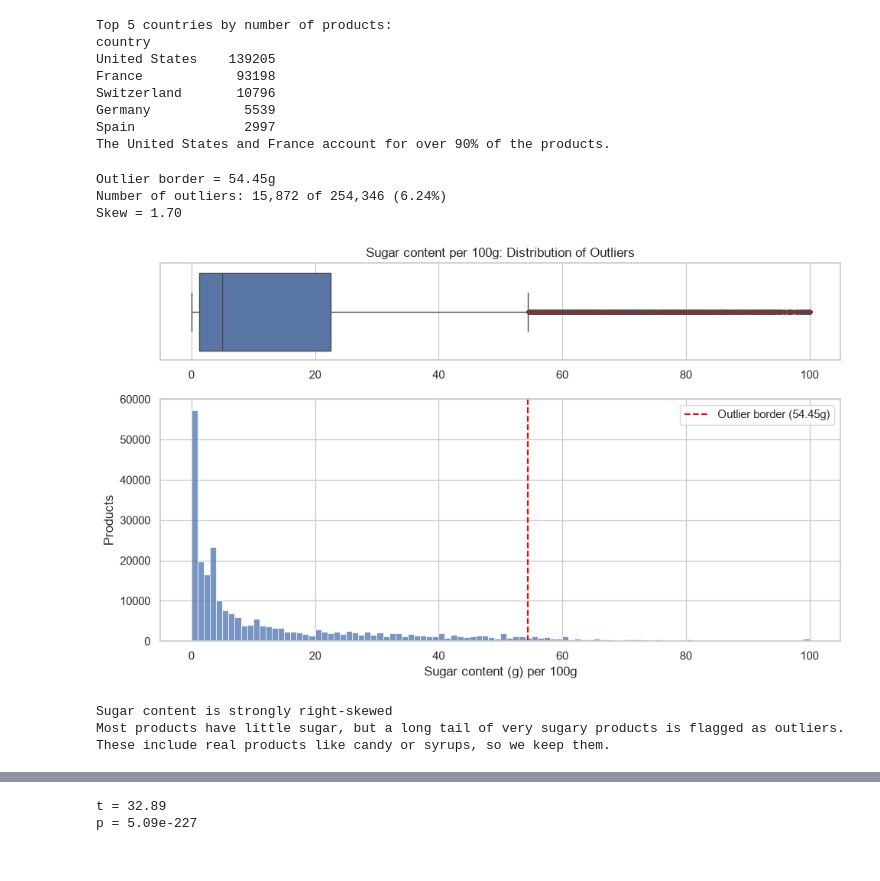
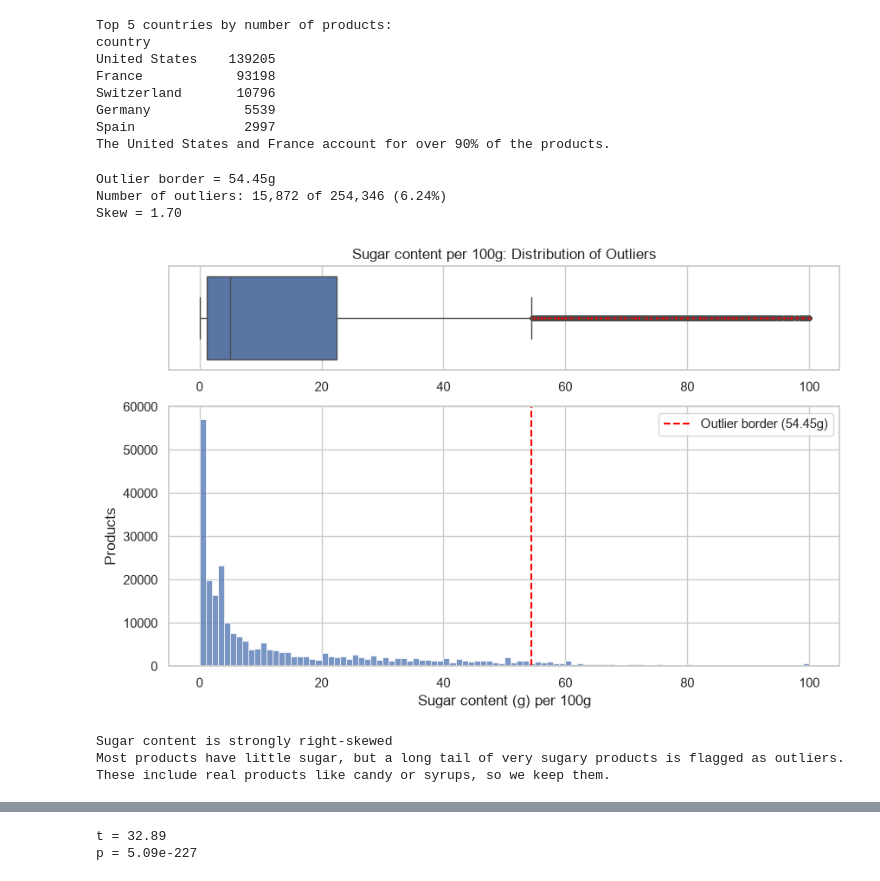
Before and after one commit to ango06/CMSC320-GroupProject, a Jupyter notebook: checkpoint2.ipynb, the cells around one changed output, grey strips where cells are left out. Drawn from its saved outputs; the diff is of its cells as text; code cells hidden in the pictures.

```diff
--- a/checkpoint2.ipynb
+++ b/checkpoint2.ipynb
@@ -131,36 +131,36 @@ The United States and France account for over 90% of the products.
 # %%
 # show outlier detection and distribution with box plot and histogram
 # Interquartile Range (IQR = Q3 - Q1) Rule: a value is an outlier if it lies above Q3 + 1.5*IQR
 
 # calculate outlier information
 sugar = df['sugars_100g']
 q1, q3 = sugar.quantile([0.25, 0.75])
 outlier_border = q3 + 1.5 * (q3 - q1)
 n_outliers = (sugar > outlier_border).sum()
 print(f"Outlier border = {outlier_border:.2f}g")
 print(f"Number of outliers: {n_outliers:,} of {len(sugar):,} ({n_outliers / len(sugar):.2%})")
 print(f"Skew = {sugar.skew():.2f}")
 
 # plot outliers
 fig, axes = plt.subplots(2, 1, figsize=(10, 6), gridspec_kw={'height_ratios': [1, 2.5]})
 sns.boxplot(x=sugar, ax=axes[0], flierprops=dict(marker='o', markersize=3, markerfacecolor='red'))
 axes[0].set(title='Sugar content per 100g: Distribution of Outliers', xlabel='')
 
 sns.histplot(sugar, bins=100, ax=axes[1])
 axes[1].axvline(outlier_border, color='red', ls='--', label=f'Outlier border ({outlier_border:.2f}g)')
-axes[1].set(xlabel='Sugar content (g) per 100g', ylabel='Products'); axes[1].legend()
-plt.tight_layout()
+axes[1].set(xlabel='Sugar content (g) per 100g', ylabel='Products')
+axes[1].legend()
 plt.show()
 
 # conclusion
 print("Sugar content is strongly right-skewed")
 print("Most products have little sugar, but a long tail of very sugary products is flagged as outliers.")
 print("These include real products like candy or syrups, so we keep them.")
 # %% [output]
 Outlier border = 54.45g
 Number of outliers: 15,872 of 254,346 (6.24%)
 Skew = 1.70
-[figure, old version]
+[figure, new version]
 Sugar content is strongly right-skewed
 Most products have little sugar, but a long tail of very sugary products is flagged as outliers.
 These include real products like candy or syrups, so we keep them.
```
Also changed, not shown: parts of 2 cells of this notebook, 1 other file.
